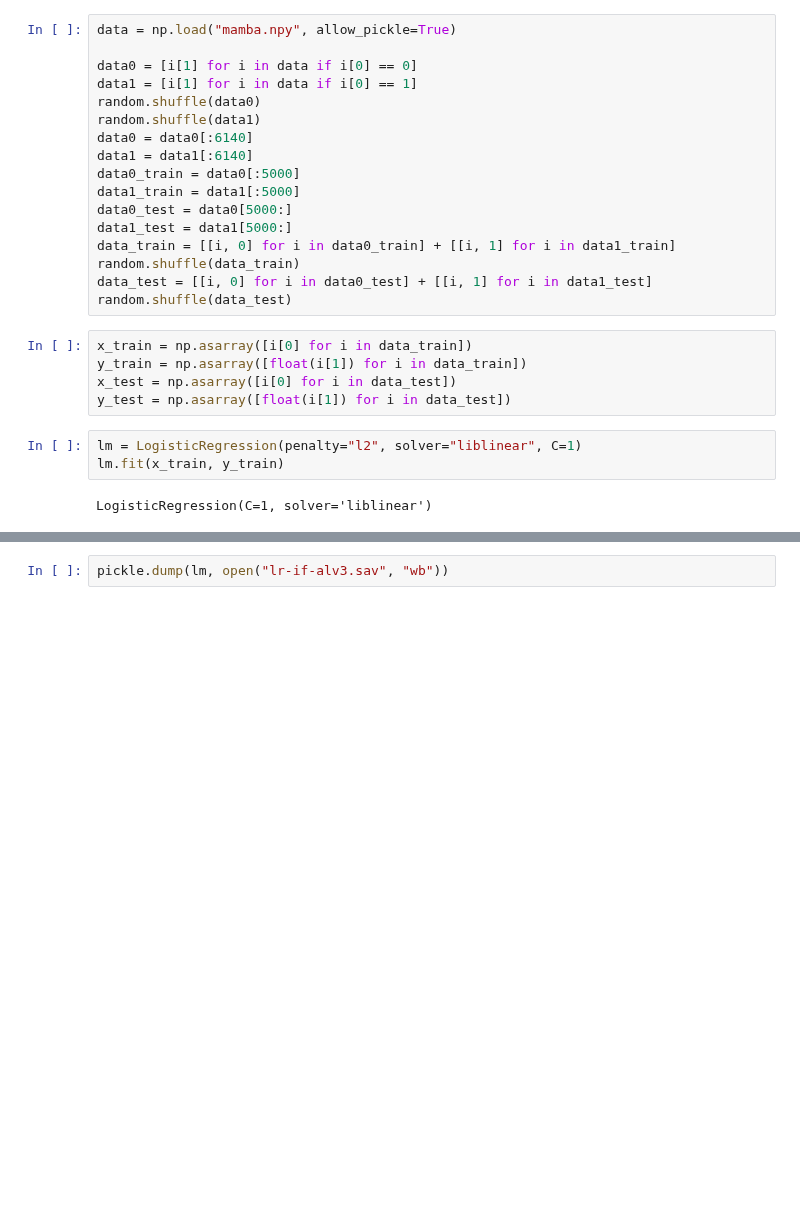
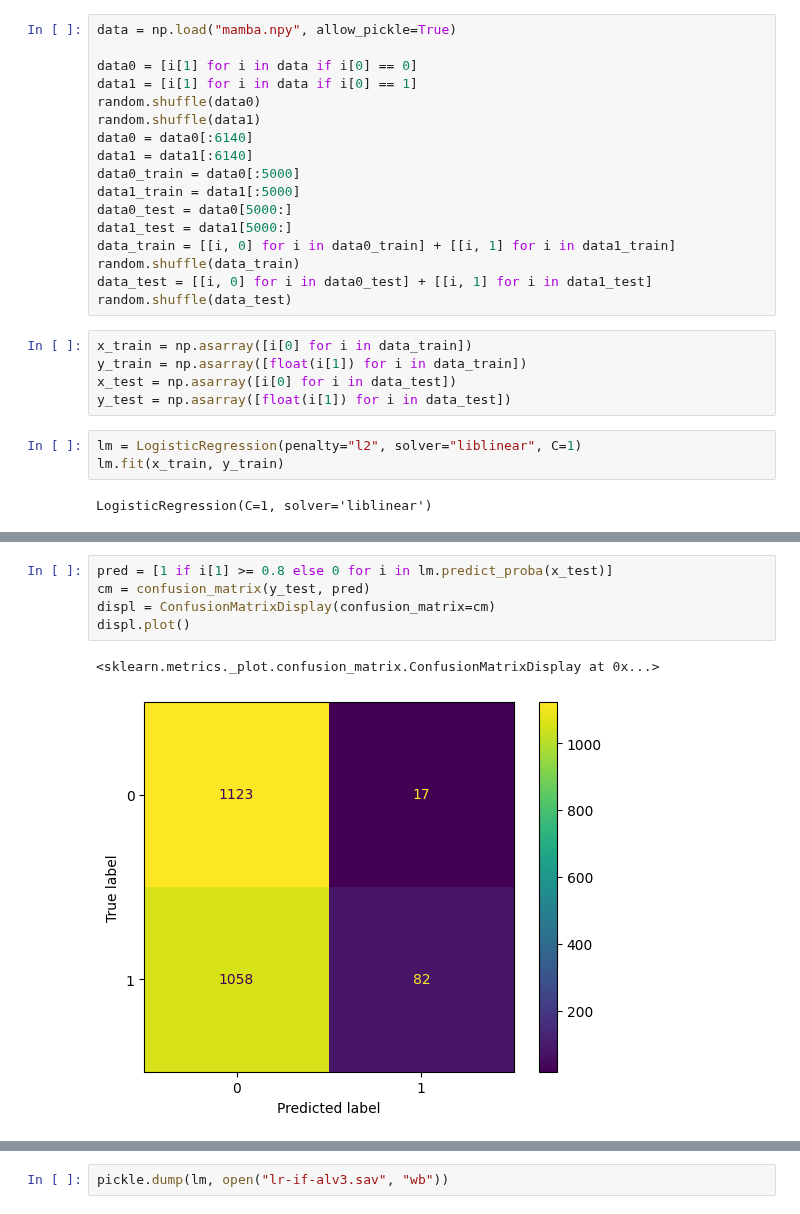
Before and after one commit to averyanalex/gayradar, a Jupyter notebook: train/Train.ipynb, the cells around one changed output, grey strips where cells are left out. Saved outputs shown, nothing was run; the diff lists cells and outputs as text; blank space fills up the shorter version.

```diff
--- a/train/Train.ipynb
+++ b/train/Train.ipynb
@@ -52,0 +53,8 @@ displ.plot()
+# %%
+pred = [1 if i[1] >= 0.8 else 0 for i in lm.predict_proba(x_test)]
+cm = confusion_matrix(y_test, pred)
+displ = ConfusionMatrixDisplay(confusion_matrix=cm)
+displ.plot()
+# %% [output]
+<sklearn.metrics._plot.confusion_matrix.ConfusionMatrixDisplay at 0x...>
+[figure, added]
```
Also changed, not shown: parts of 4 cells of this notebook, 1 other file.
